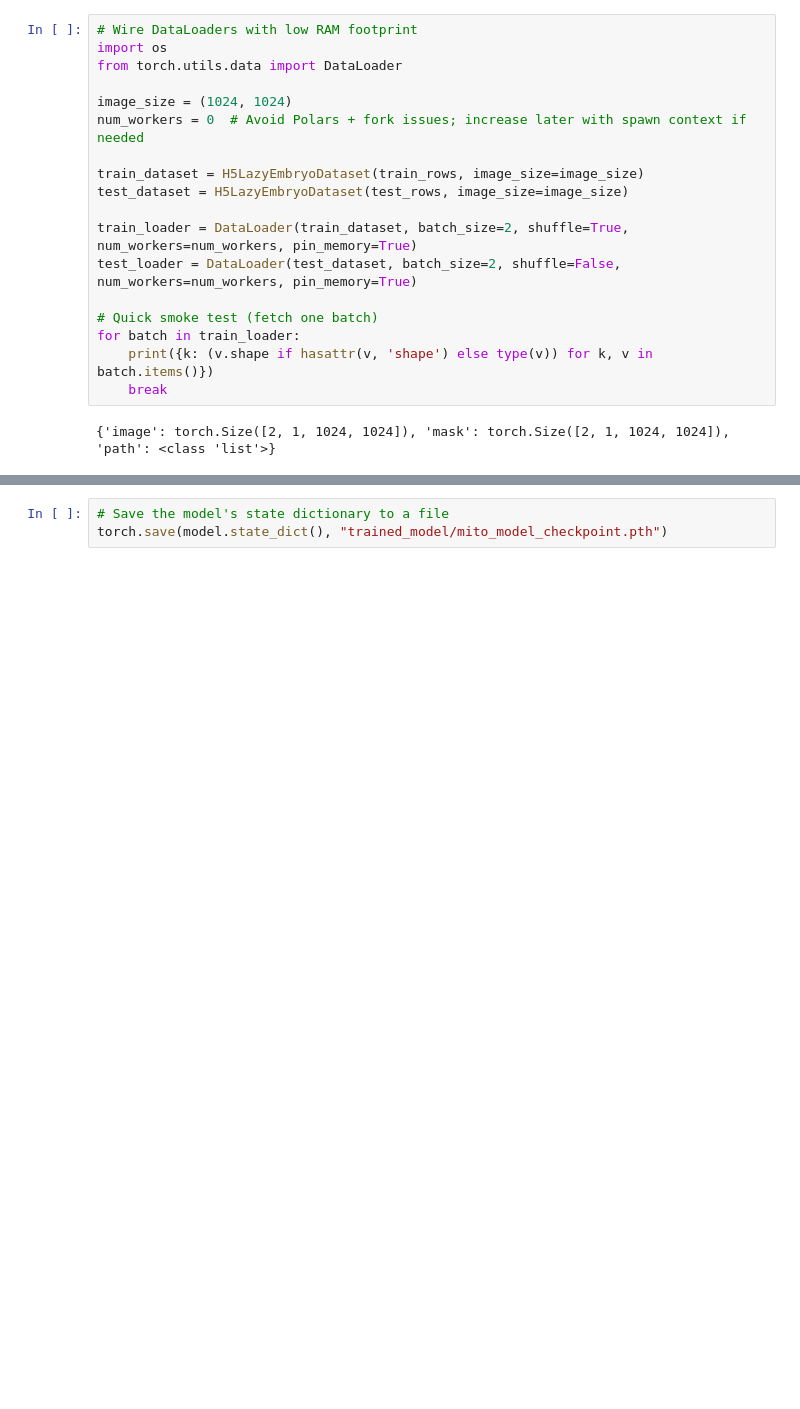
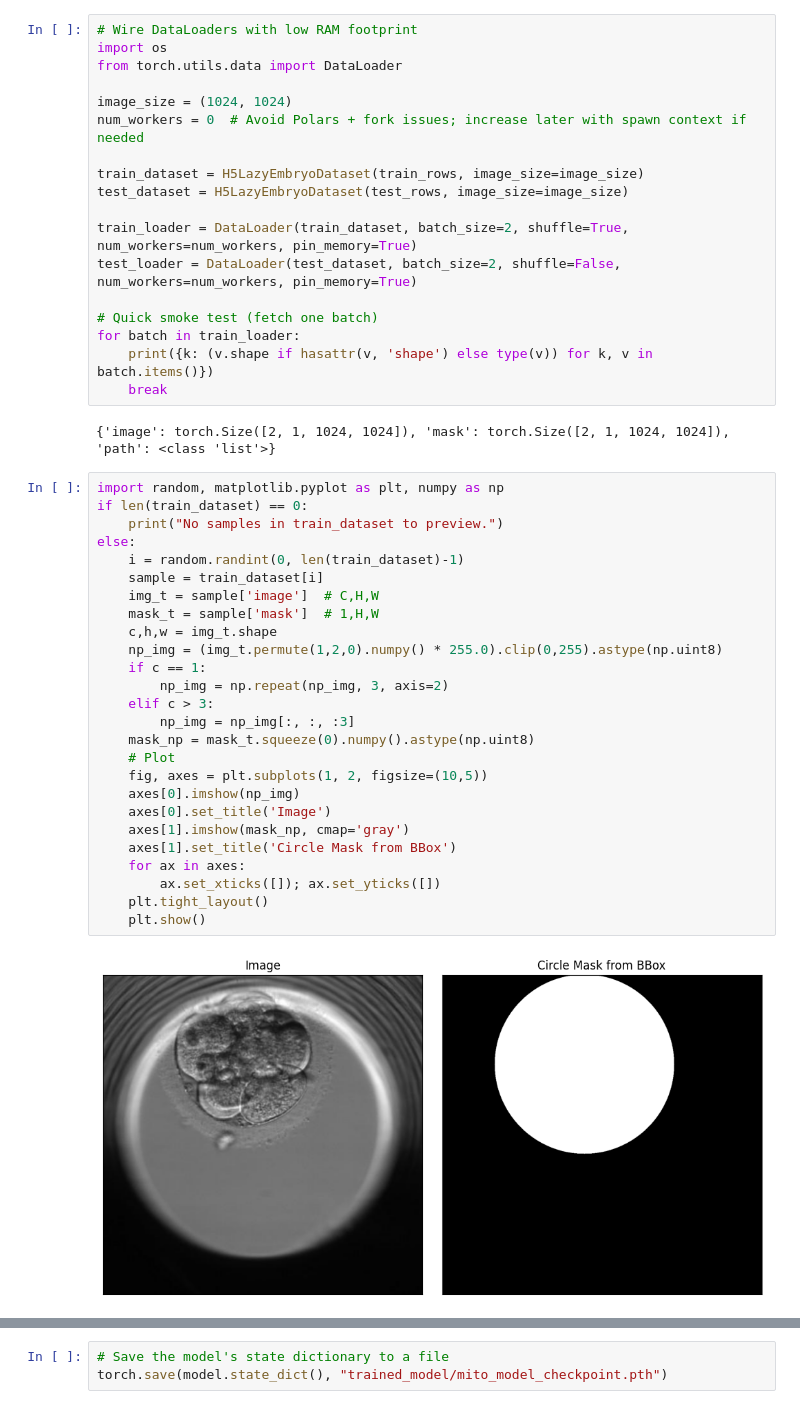
Before and after one commit to Emirhankayar/embryoBase, a Jupyter notebook: train.ipynb, the cells around one changed output, grey strips where cells are left out. Saved outputs shown, nothing was run; the diff lists cells and outputs as text; blank space fills up the shorter version.

```diff
--- a/train.ipynb
+++ b/train.ipynb
@@ -351,6 +346,34 @@ for batch in train_loader:
     break
 # %% [output]
 {'image': torch.Size([2, 1, 1024, 1024]), 'mask': torch.Size([2, 1, 1024, 1024]), 'path': <class 'list'>}
+# %%
+import random, matplotlib.pyplot as plt, numpy as np
+if len(train_dataset) == 0:
+    print("No samples in train_dataset to preview.")
+else:
+    i = random.randint(0, len(train_dataset)-1)
+    sample = train_dataset[i]
+    img_t = sample['image']  # C,H,W
+    mask_t = sample['mask']  # 1,H,W
+    c,h,w = img_t.shape
+    np_img = (img_t.permute(1,2,0).numpy() * 255.0).clip(0,255).astype(np.uint8)
+    if c == 1:
+        np_img = np.repeat(np_img, 3, axis=2)
+    elif c > 3:
+        np_img = np_img[:, :, :3]
+    mask_np = mask_t.squeeze(0).numpy().astype(np.uint8)
+    # Plot
+    fig, axes = plt.subplots(1, 2, figsize=(10,5))
+    axes[0].imshow(np_img)
+    axes[0].set_title('Image')
+    axes[1].imshow(mask_np, cmap='gray')
+    axes[1].set_title('Circle Mask from BBox')
+    for ax in axes:
+        ax.set_xticks([]); ax.set_yticks([])
+    plt.tight_layout()
+    plt.show()
+# %% [output]
+[figure, added]
 # %%
 # Define SAM processor and dataset wrapper BEFORE building sam_* datasets
 from typing import Dict, Any
```
Also changed, not shown: parts of 13 cells of this notebook.
